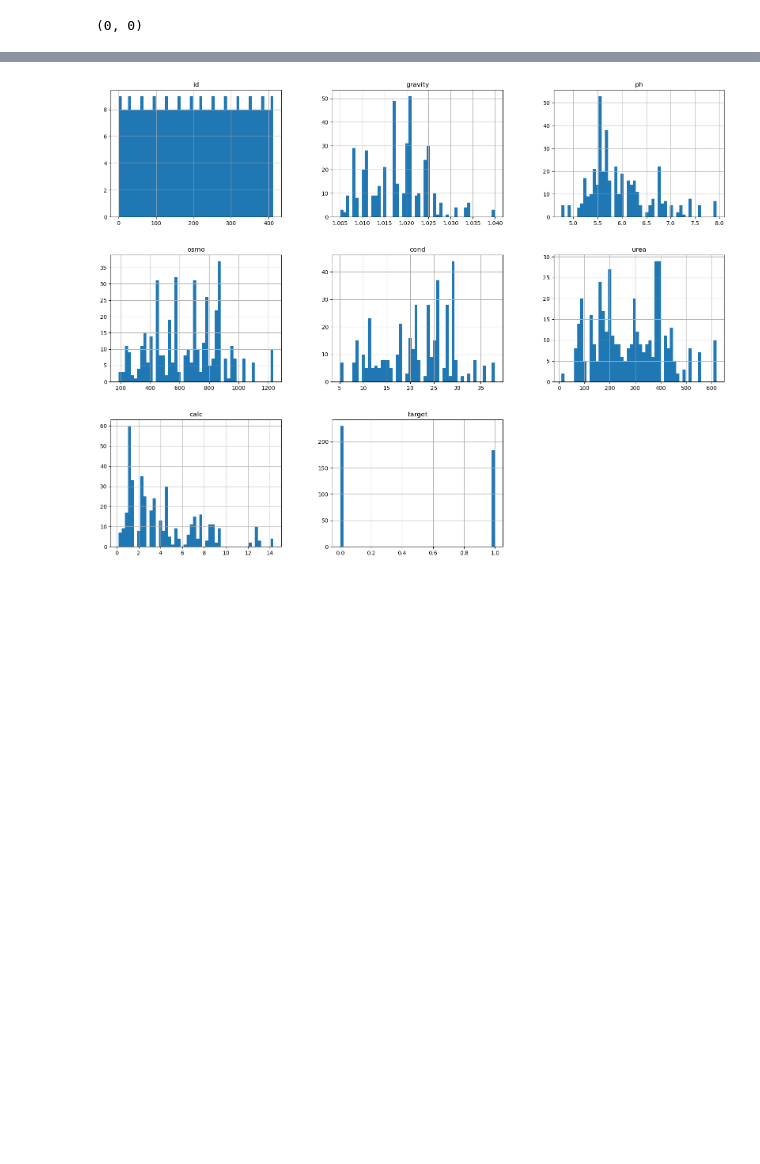
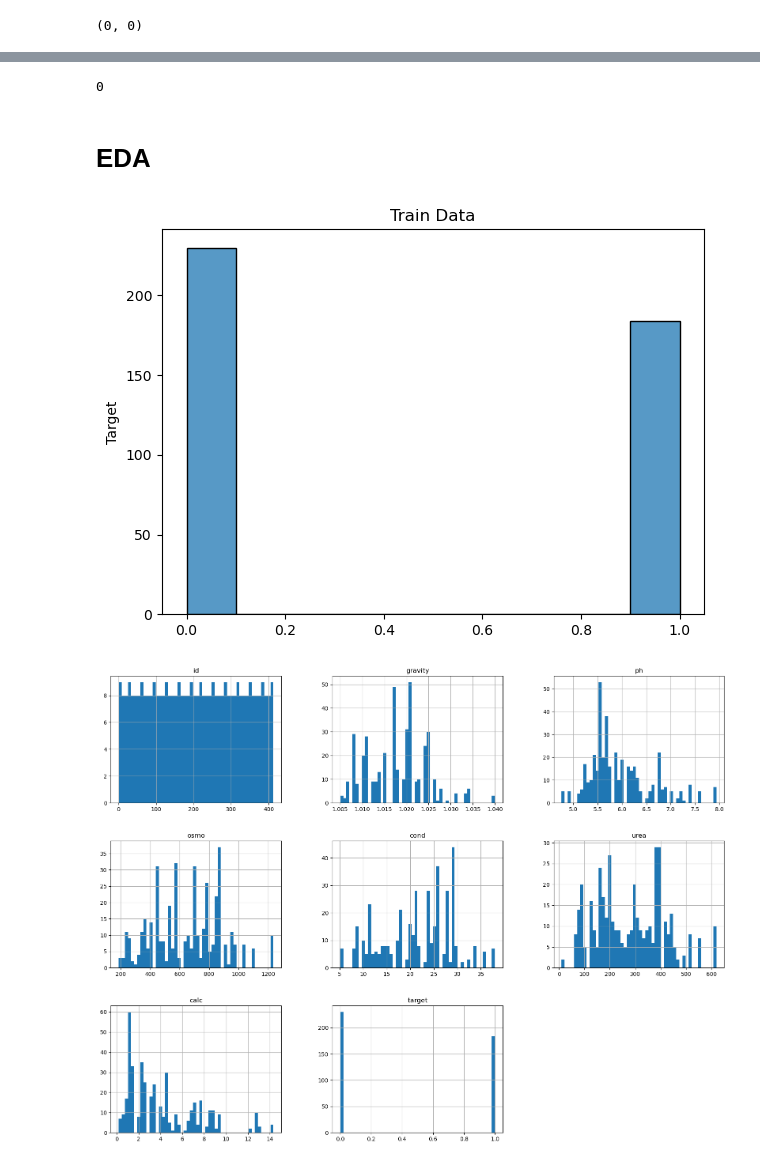
Before and after one commit to OjochenemiB/DATA-SCIENCE, a Jupyter notebook: playground-s3e12-using-cb-regres.ipynb, the cells around one changed output, grey strips where cells are left out. Saved outputs shown, nothing was run; the diff lists cells and outputs as text; code cells hidden in the pictures; blank space fills up the shorter version.

```diff
--- a/playground-s3e12-using-cb-regres.ipynb
+++ b/playground-s3e12-using-cb-regres.ipynb
@@ -77,3 +180,25 @@ train_data.duplicated().sum(),test_data.duplicated().sum()
+# %%
+inputVariable.duplicated().sum()
+# %% [output]
+0
+# %% [markdown]
+# EDA
+# %%
+plt.figure(figsize=(7,5))
+p = sns.histplot(data=train_data, x="target")
+p.set(xlabel = None)
+p.set(ylabel = 'Target')
+plt.title('Train Data')
+plt.show()
+
+#plt.figure(figsize=(7,5))
+#p = sns.histplot(data=original_data, x="target")
+#p.set(xlabel = None)
+#p.set(ylabel = 'Target')
+#plt.title('Original Data')
+#plt.show()
+# %% [output]
+[figure, added]
 # %%
 train_data.hist(bins=50, figsize=(20,15))
 plt.show()
```
Also changed, not shown: parts of 24 cells of this notebook.
